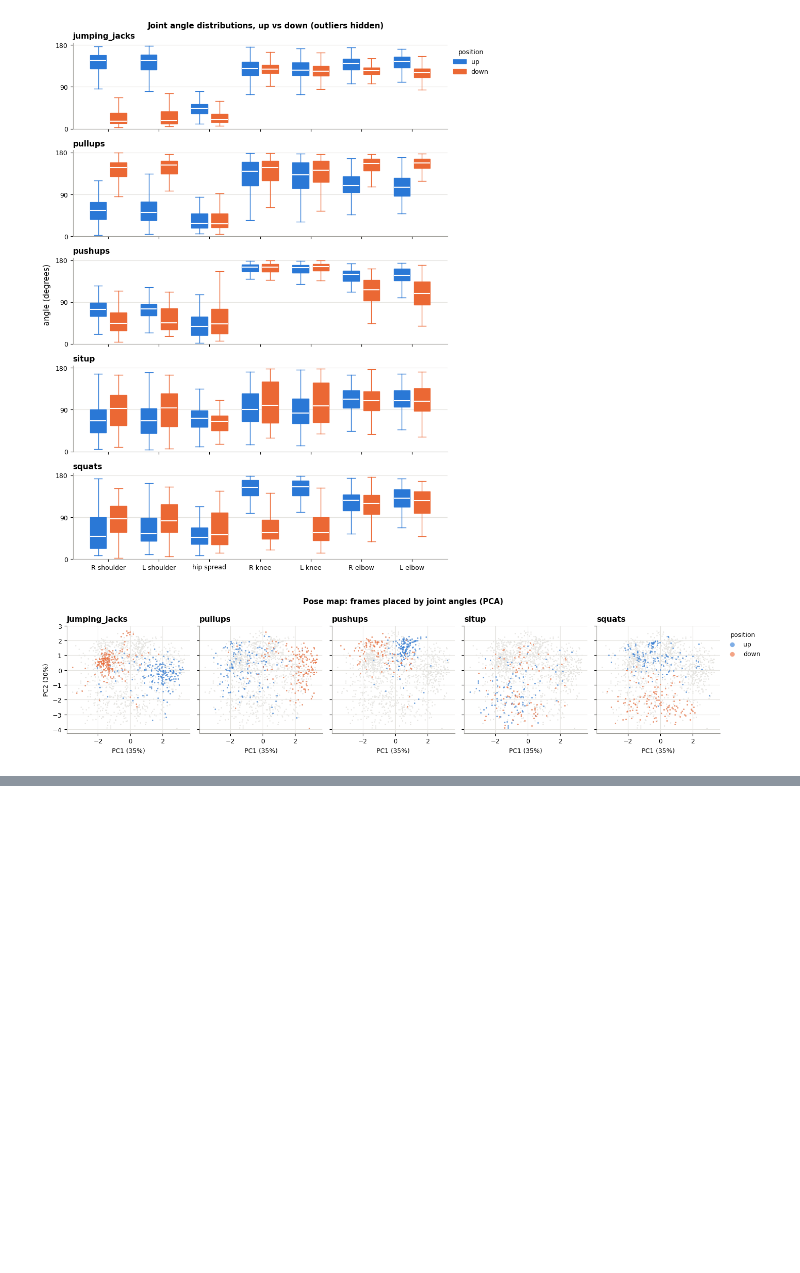
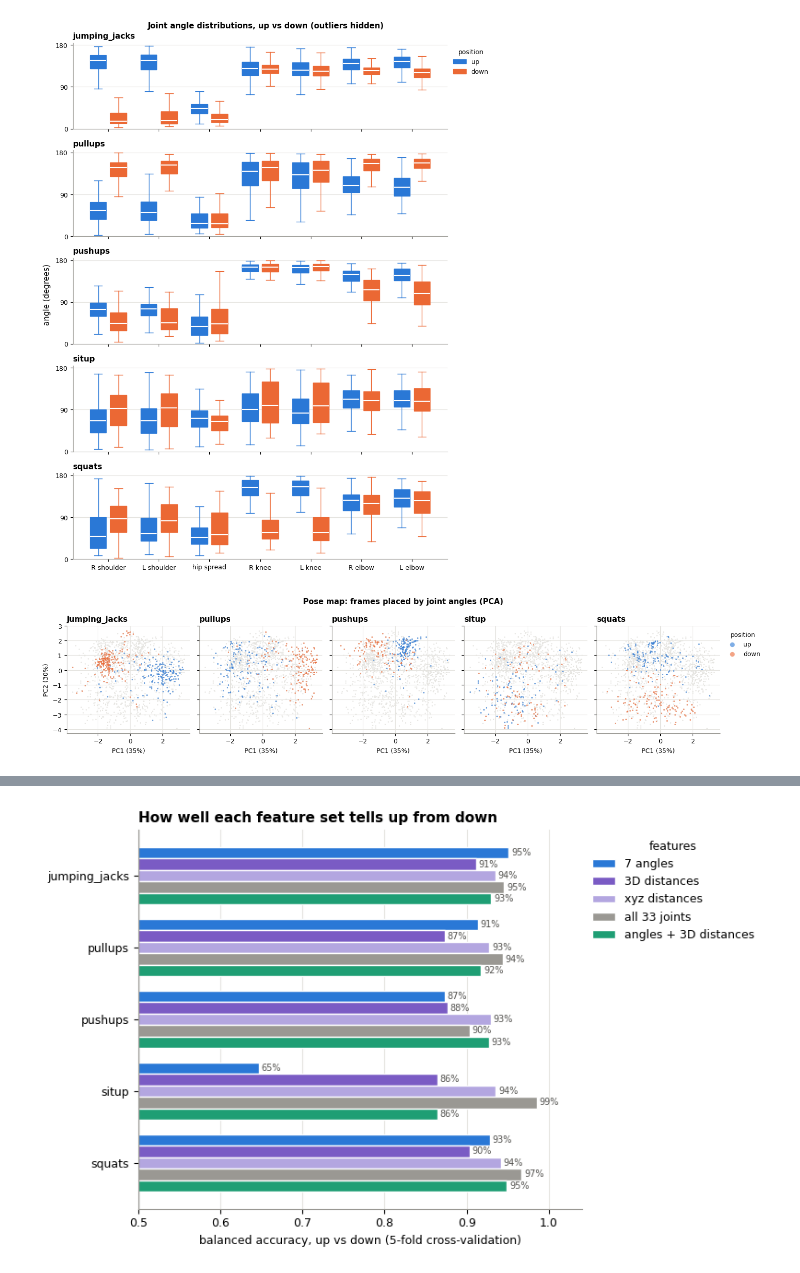
Before and after one commit to Ekimxii/fitness_pose_tracker, a Jupyter notebook: form_analysis.ipynb, the cells around one changed output, grey strips where cells are left out. Drawn from its saved outputs; the diff is of its cells as text; code cells hidden in the pictures; blank space fills up the shorter version.

```diff
--- a/form_analysis.ipynb
+++ b/form_analysis.ipynb
@@ -204,0 +246,45 @@ plt.tight_layout()
+# %%
+# 8. Up/down accuracy per exercise for each feature set
+from sklearn.ensemble import RandomForestClassifier
+from sklearn.model_selection import cross_val_score
+
+def cols_for(name):
+    raw = dfs[name].columns.drop(ID)
+    return [f"{c}_{name}" if f"{c}_{name}" in data.columns else c for c in raw]
+
+feature_sets = {
+    f"{len(angle_cols)} angles": data[angle_cols].to_numpy(),
+    "3D distances": data[cols_for("3d_distances")].to_numpy(),
+    "xyz distances": data[cols_for("xyz_distances")].to_numpy(),
+    f"all {len(names_j)} joints": X_joints,
+    "angles + 3D distances": data[angle_cols + cols_for("3d_distances")].to_numpy(),
+}
+set_colors = ["#2a78d6", "#7a5bc4", "#b3a6e0", "#9a9893", "#1f9e74"]
+
+acc = {}
+for ex in exercises:
+    m = (data["exercise"] == ex).to_numpy()
+    y = data.loc[m, "position"]
+    acc[ex] = {name: cross_val_score(RandomForestClassifier(n_estimators=150, random_state=0),
+                                     X[m], y, cv=5, scoring="balanced_accuracy").mean()
+               for name, X in feature_sets.items()}
+acc = pd.DataFrame(acc).T            # rows = exercises, columns = feature sets
+
+fig, ax = plt.subplots(figsize=(8, 5))
+h = 0.8 / acc.shape[1]
+for k, (name, color) in enumerate(zip(acc.columns, set_colors)):
+    ys = np.arange(len(acc)) + (k - (acc.shape[1] - 1) / 2) * h
+    bars = ax.barh(ys, acc[name], height=h, color=color, label=name, edgecolor="white")
+    ax.bar_label(bars, labels=[f"{v:.0%}" for v in acc[name]], padding=2, fontsize=7,
+                 color="#52514e")
+ax.set_yticks(range(len(acc)), acc.index)
+ax.invert_yaxis()
+ax.set_xlim(0.5, 1.04)                # 50% = coin-flip guessing
+ax.axvline(0.5, color="#9a9893", lw=1)
+ax.set_xlabel("balanced accuracy, up vs down (5-fold cross-validation)")
+ax.grid(axis="y", visible=False)
+ax.legend(title="features", frameon=False, loc="upper left", bbox_to_anchor=(1.0, 1.0))
+ax.set_title("How well each feature set tells up from down", loc="left")
+plt.tight_layout()
+# %% [output]
+[figure, added]
```
Also changed, not shown: parts of 2 cells of this notebook.
